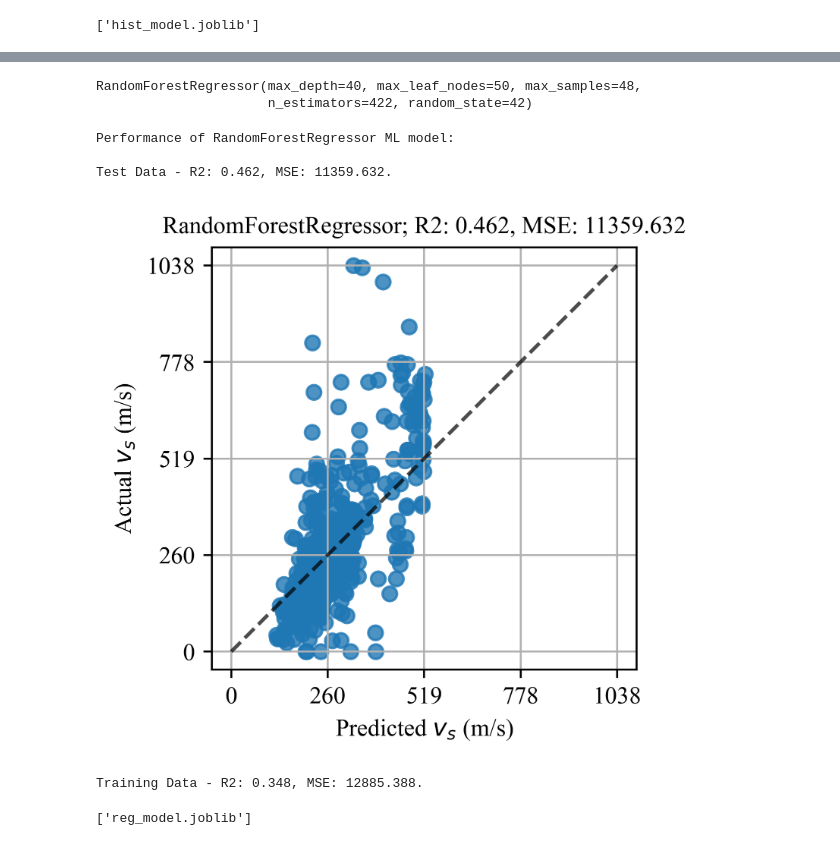
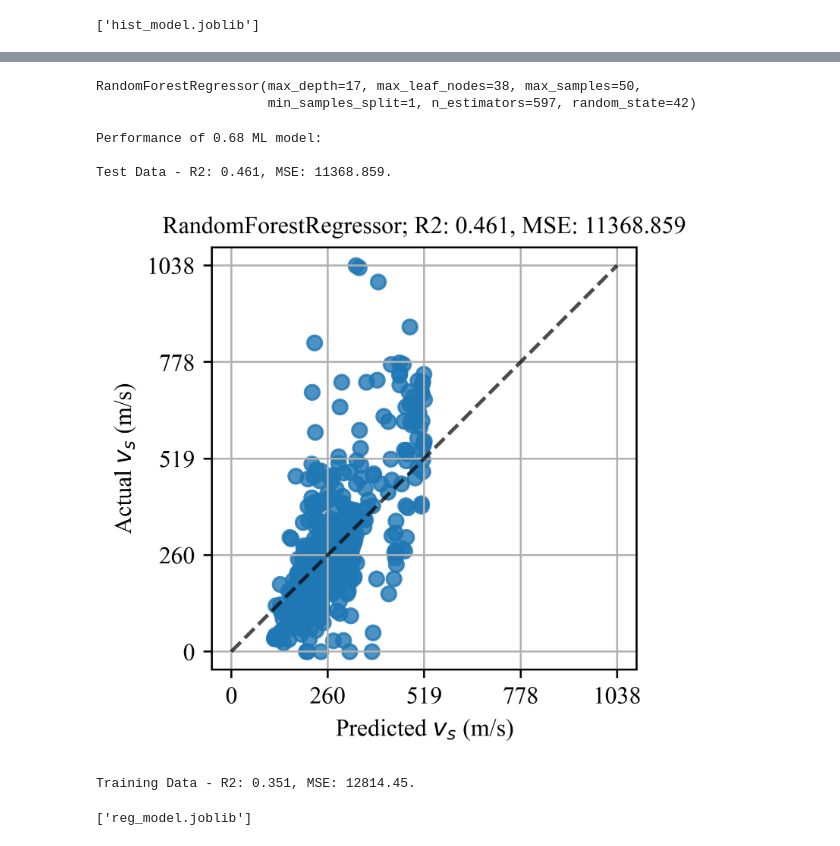
Before and after one commit to harifel/ISC7_DataDrivenSiteCharacterization, a Jupyter notebook: src/1_hyperparameter_tuning.ipynb, the cells around one changed output, grey strips where cells are left out. Cells and saved outputs as stored; diff of their text form; code cells hidden in the pictures.

```diff
--- a/src/1_hyperparameter_tuning.ipynb
+++ b/src/1_hyperparameter_tuning.ipynb
@@ -44,7 +44,7 @@ df_SCPT = df_raw[df_raw['test_type'] == 'SCPT']
 df_SCPTu_SCPT = df_raw[(df_raw['test_type'] == 'SCPTu') | (df_raw['test_type'] == 'SCPT')]
 df_SCPTu_SCPT_mean = df_raw[(df_raw['test_type'] == 'SCPTu') | (df_raw['test_type'] == 'SCPT')]
 
-selected_columns_x_average = ['Depth (m)','qc (MPa)', 'fs (kPa)', 'Rf (%)', 'u0 (kPa)', "σ',v (kPa)"]
+selected_columns_x_average = ['qc (MPa)', 'fs (kPa)', 'Rf (%)', 'u0 (kPa)', "σ',v (kPa)"]
 
 for column in selected_columns_x_average:
     df_SCPTu_SCPT = df_SCPTu_SCPT.copy()
@@ -447,8 +447,8 @@ final_model = RandomForestRegressor(**best_params,random_state=42)
 # Train the final model on the entire training set
 final_model.fit(X_train, y_train)
 # %% [output]
-RandomForestRegressor(max_depth=40, max_leaf_nodes=50, max_samples=48,
-                      n_estimators=422, random_state=42)
+RandomForestRegressor(max_depth=17, max_leaf_nodes=38, max_samples=50,
+                      min_samples_split=1, n_estimators=597, random_state=42)
 # %%
 print('Performance of 0.68 ML model:\n')
 # Check performance on test data
@@ -458,13 +458,13 @@ score = r2_score(y_test, y_pred)
 mse = mean_squared_error(y_test, y_pred)
 print(f'Test Data - R2: {round(score, 3)}, MSE: {round(mse, 3)}.')
 # %% [output]
-Performance of RandomForestRegressor ML model:
+Performance of 0.68 ML model:
 
-Test Data - R2: 0.462, MSE: 11359.632.
+Test Data - R2: 0.461, MSE: 11368.859.
 # %%
-error_plot((8*cm, 8*cm), y_test, y_pred, f'0.680.680.68; R2: {round(score, 3)}, MSE: {round(mse, 3)}')
+error_plot((8*cm, 8*cm), y_test, y_pred, f'RandomForestRegressor; R2: {round(score, 3)}, MSE: {round(mse, 3)}')
 # %% [output]
-[figure, old version]
+[figure, new version]
 # %%
 # Check performance on train data
 y_pred = final_model.predict(X_train)
@@ -473,7 +473,7 @@ score = r2_score(y_train, y_pred)
 mse = mean_squared_error(y_train, y_pred)
 print(f'Training Data - R2: {round(score, 3)}, MSE: {round(mse, 3)}.')
 # %% [output]
-Training Data - R2: 0.348, MSE: 12885.388.
+Training Data - R2: 0.351, MSE: 12814.45.
 # %%
 # Fit the model on the entire dataset with the best hyperparameters
 final_model = RandomForestRegressor(**best_params, random_state=42)
```
Also changed, not shown: parts of 13 cells of this notebook, 7 other files.
